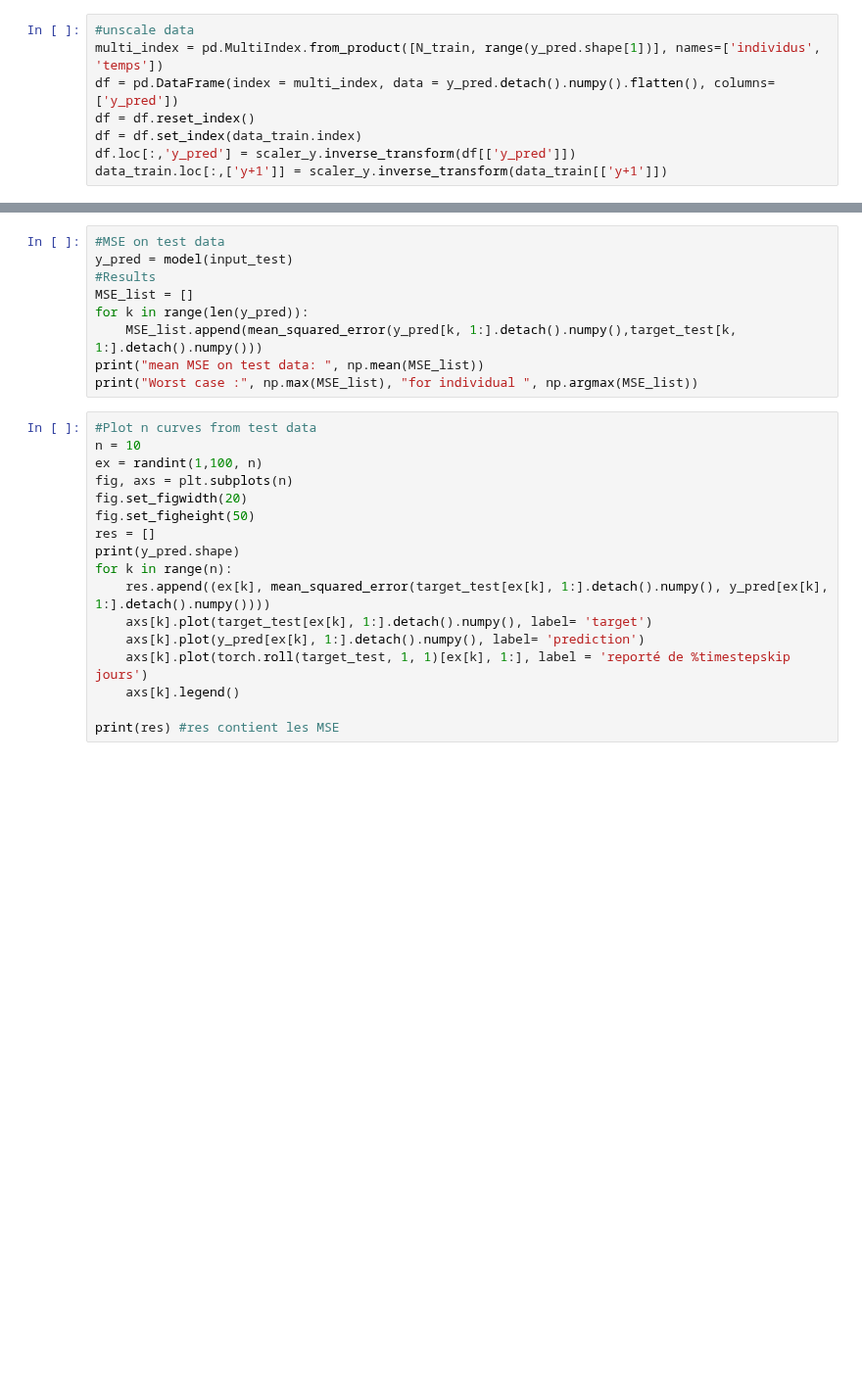
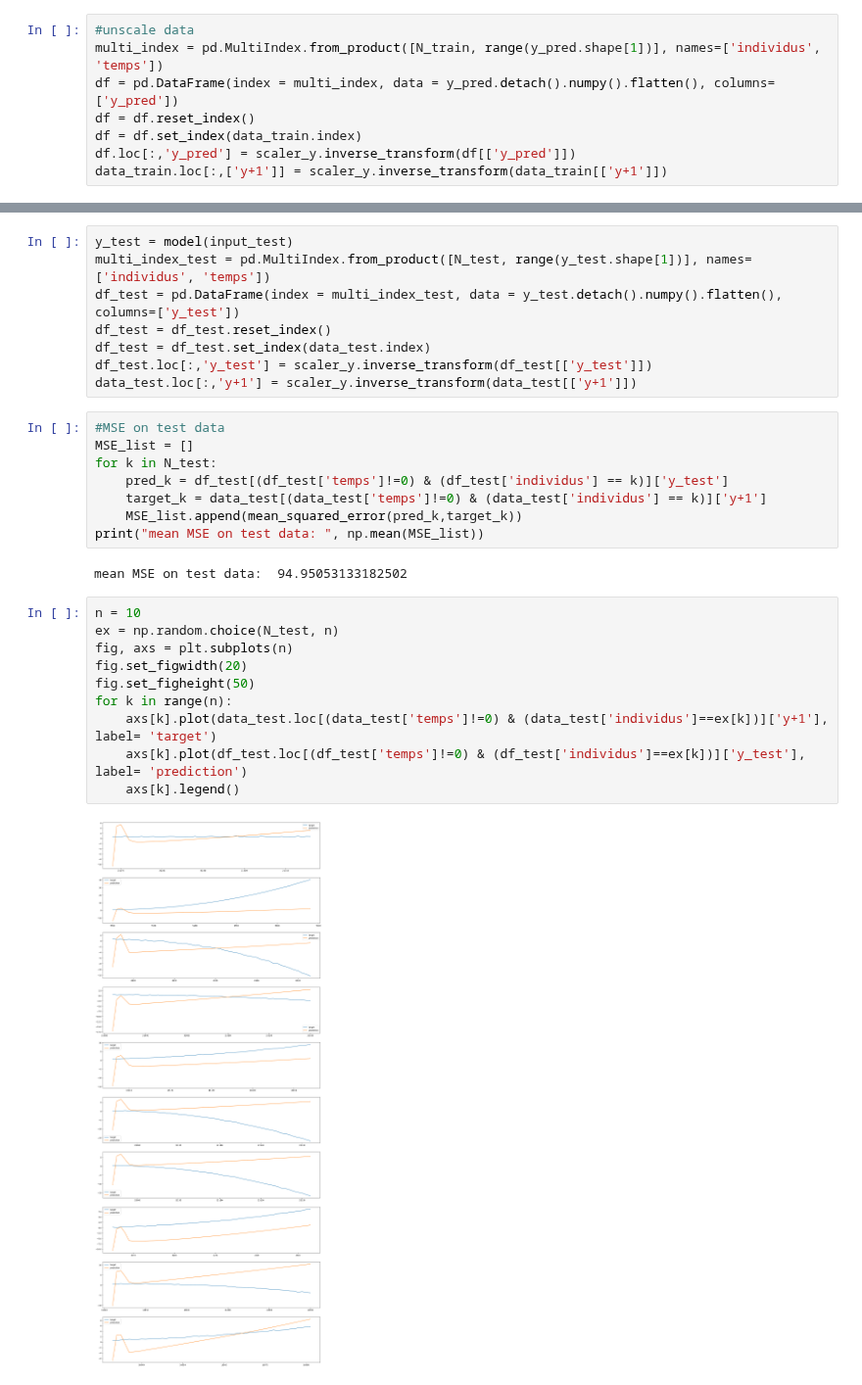
Before and after one commit to FrankwaP/subSISTM, a Jupyter notebook: models/ODE-RNN/RNN - LSTM.ipynb, the cells around one changed output, grey strips where cells are left out. Shown at 98% size. Drawn from its saved outputs; the diff is of its cells as text; blank space fills up the shorter version.

Commit message:
Fixes on indexes

```diff
--- a/models/ODE-RNN/RNN - LSTM.ipynb
+++ b/models/ODE-RNN/RNN - LSTM.ipynb
@@ -209,26 +216,30 @@ for k in range(n):
+# %%
+y_test = model(input_test)
+multi_index_test = pd.MultiIndex.from_product([N_test, range(y_test.shape[1])], names=['individus', 'temps'])
+df_test = pd.DataFrame(index = multi_index_test, data = y_test.detach().numpy().flatten(), columns=['y_test'])
+df_test = df_test.reset_index()
+df_test = df_test.set_index(data_test.index)
+df_test.loc[:,'y_test'] = scaler_y.inverse_transform(df_test[['y_test']])
+data_test.loc[:,'y+1'] = scaler_y.inverse_transform(data_test[['y+1']])
 # %%
 #MSE on test data
-y_pred = model(input_test)
-#Results
 MSE_list = []
-for k in range(len(y_pred)):
-    MSE_list.append(mean_squared_error(y_pred[k, 1:].detach().numpy(),target_test[k, 1:].detach().numpy()))
+for k in N_test:
+    pred_k = df_test[(df_test['temps']!=0) & (df_test['individus'] == k)]['y_test']
+    target_k = data_test[(data_test['temps']!=0) & (data_test['individus'] == k)]['y+1']
+    MSE_list.append(mean_squared_error(pred_k,target_k))
 print("mean MSE on test data: ", np.mean(MSE_list))
-print("Worst case :", np.max(MSE_list), "for individual ", np.argmax(MSE_list))
+# %% [output]
+mean MSE on test data:  94.95053133182502
 # %%
-#Plot n curves from test data
 n = 10
-ex = randint(1,100, n)
+ex = np.random.choice(N_test, n)
 fig, axs = plt.subplots(n)
 fig.set_figwidth(20)
 fig.set_figheight(50)
-res = []
-print(y_pred.shape)
 for k in range(n):
-    res.append((ex[k], mean_squared_error(target_test[ex[k], 1:].detach().numpy(), y_pred[ex[k], 1:].detach().numpy())))
-    axs[k].plot(target_test[ex[k], 1:].detach().numpy(), label= 'target')
-    axs[k].plot(y_pred[ex[k], 1:].detach().numpy(), label= 'prediction')
-    axs[k].plot(torch.roll(target_test, 1, 1)[ex[k], 1:], label = 'reporté de %timestepskip jours')
+    axs[k].plot(data_test.loc[(data_test['temps']!=0) & (data_test['individus']==ex[k])]['y+1'], label= 'target')
+    axs[k].plot(df_test.loc[(df_test['temps']!=0) & (df_test['individus']==ex[k])]['y_test'], label= 'prediction')
     axs[k].legend()
-
-print(res) #res contient les MSE
+# %% [output]
+[figure, added]
```
Also changed, not shown: parts of 10 cells of this notebook.
